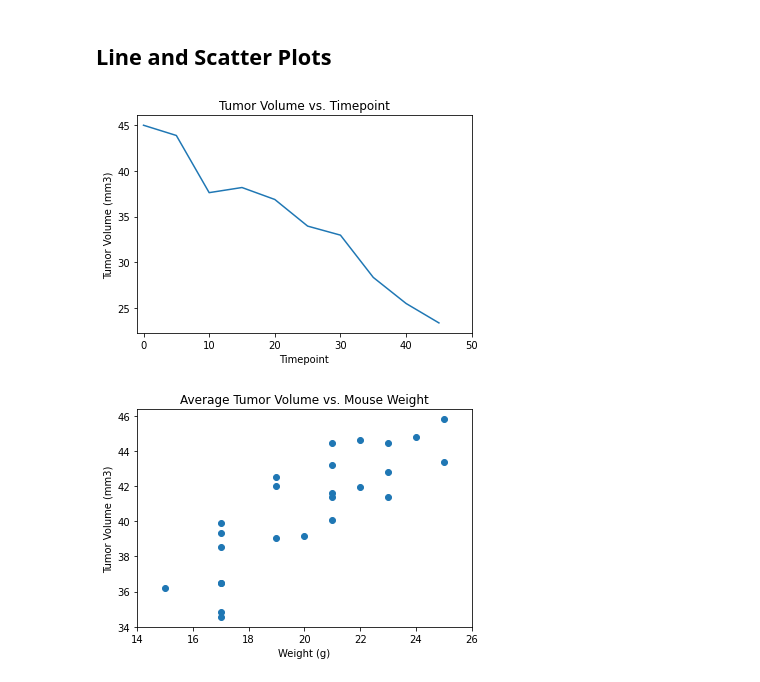
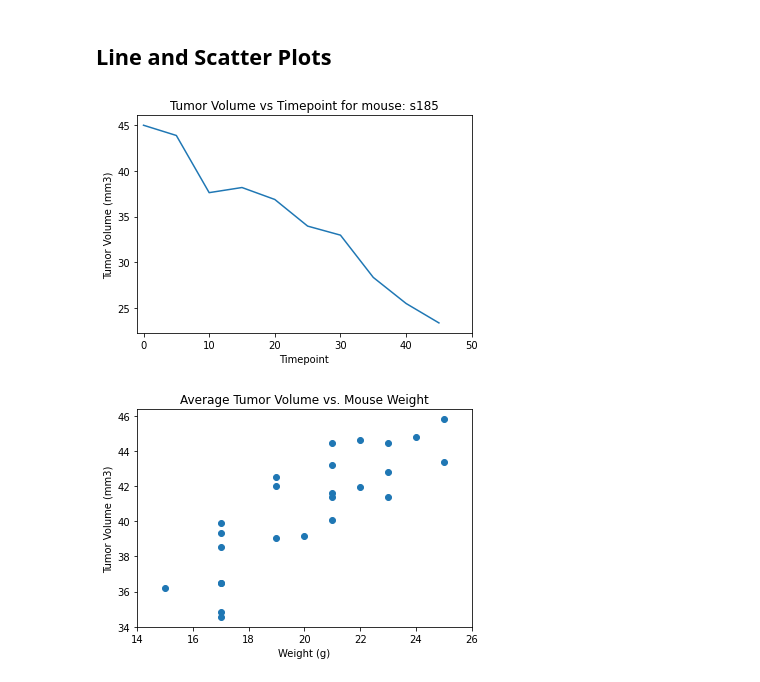
Before and after one commit to njneubauer/Matplotlib-Power-of-Plots, a Jupyter notebook: Pymaceuticals/pymaceuticals_starter.ipynb, the cells around one changed output. Drawn from its saved outputs; the diff is of its cells as text; code cells hidden in the pictures.

```diff
--- a/Pymaceuticals/pymaceuticals_starter.ipynb
+++ b/Pymaceuticals/pymaceuticals_starter.ipynb
@@ -278,24 +294,24 @@ plt.show()
 ## Line and Scatter Plots
 # %%
 # Generate a line plot of tumor volume vs. time point for a mouse treated with Capomulin
-
+mouse_ID = "s185"
 # Create x & y axis data for a mouse from the capomulin group
 capomulin = clean_df.loc[clean_df["Drug Regimen"]== "Capomulin"]
-capomulin_mouse = capomulin.loc[capomulin["Mouse ID"]=="s185"]
+capomulin_mouse = capomulin.loc[capomulin["Mouse ID"]== mouse_ID]
 x_capomulin_line = capomulin_mouse["Timepoint"]
 y_capomulin_line = capomulin_mouse["Tumor Volume (mm3)"]
 
 # Generate line plot
 plt.plot(x_capomulin_line, y_capomulin_line)
 # Labels for plot
-plt.title("Tumor Volume vs. Timepoint")
+plt.title(f"Tumor Volume vs Timepoint for mouse: {mouse_ID}")
 plt.xlabel("Timepoint")
 plt.ylabel("Tumor Volume (mm3)")
 # Adjust x_axis limits
 plt.xlim(-1,y_capomulin_line.max()+5)
 plt.show()
 # %% [output]
-[figure, old version]
+[figure, new version]
 # %%
 # Generate a scatter plot of average tumor volume vs. mouse weight for the Capomulin regimen
 
```
Also changed, not shown: parts of 10 cells of this notebook.
